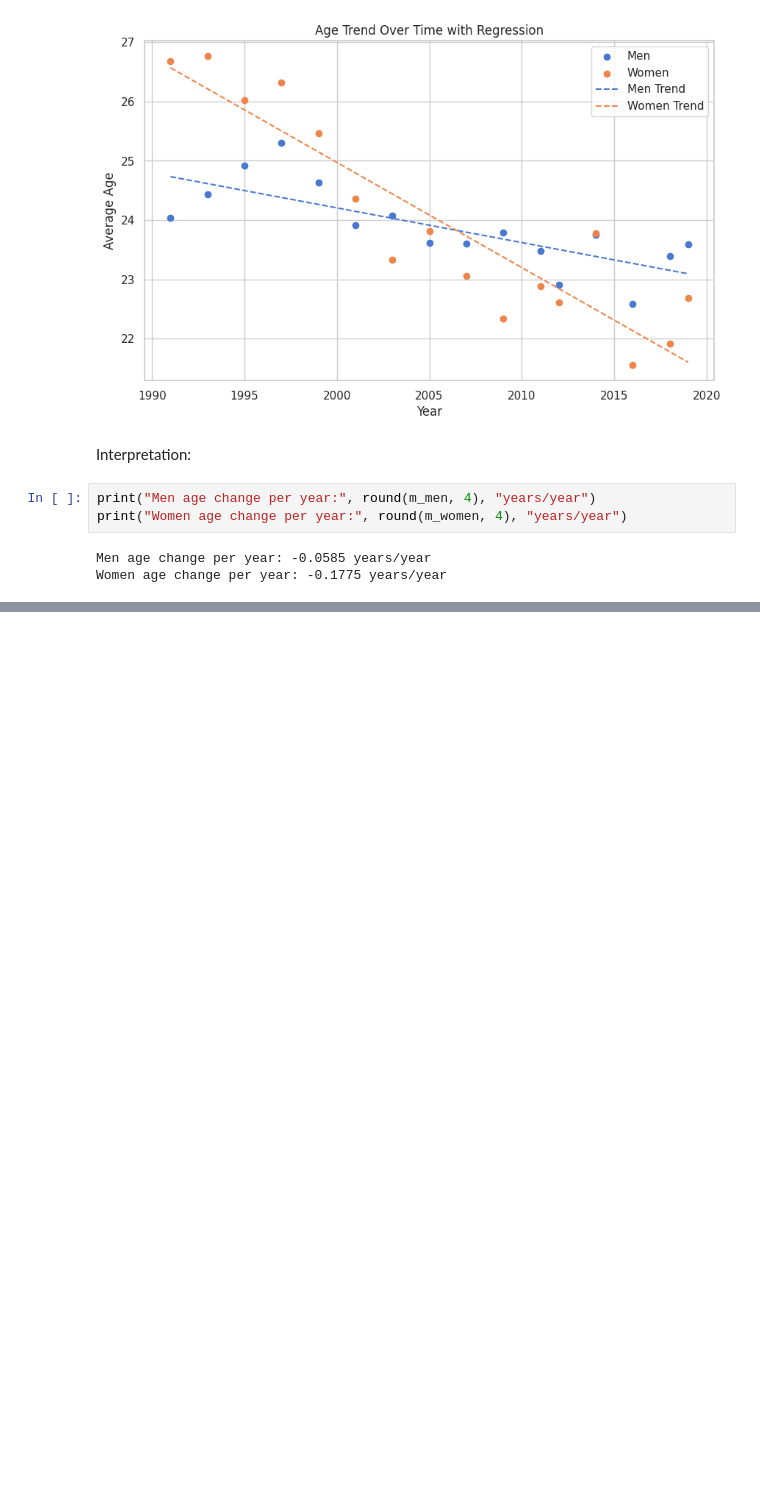
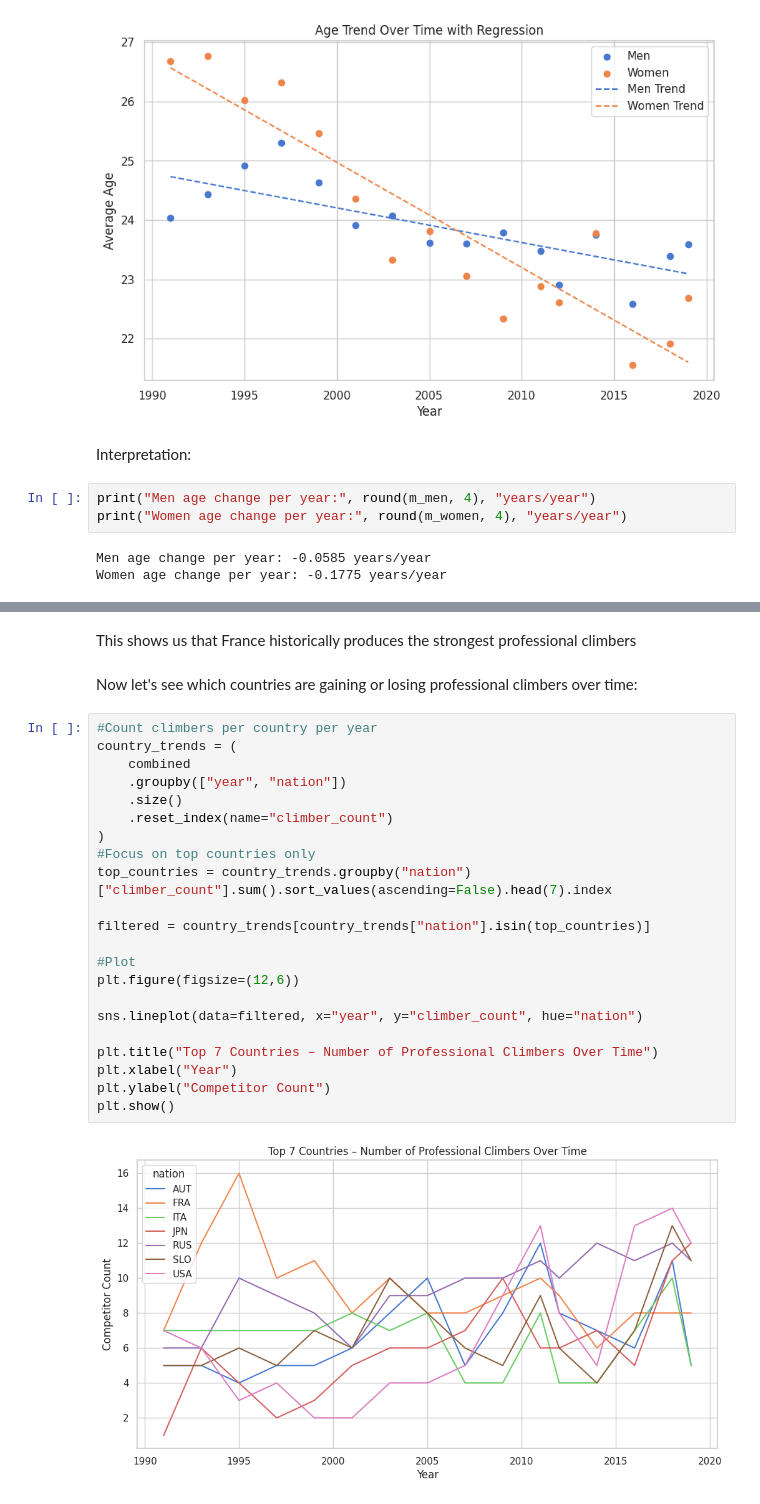
Before and after one commit to derrickd-lab/Climbing_Prediction_Project, a Jupyter notebook: ML_Project.ipynb, the cells around one changed output, grey strips where cells are left out. Saved outputs shown, nothing was run; the diff lists cells and outputs as text; blank space fills up the shorter version.

```diff
--- a/ML_Project.ipynb
+++ b/ML_Project.ipynb
@@ -390,0 +425,28 @@ Women age change per year: -0.1775 years/year
+# %% [markdown]
+This shows us that France historically produces the strongest professional climbers
+# %% [markdown]
+Now let's see which countries are gaining or losing professional climbers over time:
+# %%
+#Count climbers per country per year
+country_trends = (
+    combined
+    .groupby(["year", "nation"])
+    .size()
+    .reset_index(name="climber_count")
+)
+#Focus on top countries only
+top_countries = country_trends.groupby("nation")["climber_count"].sum().sort_values(ascending=False).head(7).index
+
+filtered = country_trends[country_trends["nation"].isin(top_countries)]
+
+#Plot
+plt.figure(figsize=(12,6))
+
+sns.lineplot(data=filtered, x="year", y="climber_count", hue="nation")
+
+plt.title("Top 7 Countries – Number of Professional Climbers Over Time")
+plt.xlabel("Year")
+plt.ylabel("Competitor Count")
+plt.show()
+# %% [output]
+[figure, added]
```
Also changed, not shown: parts of 3 cells of this notebook.
